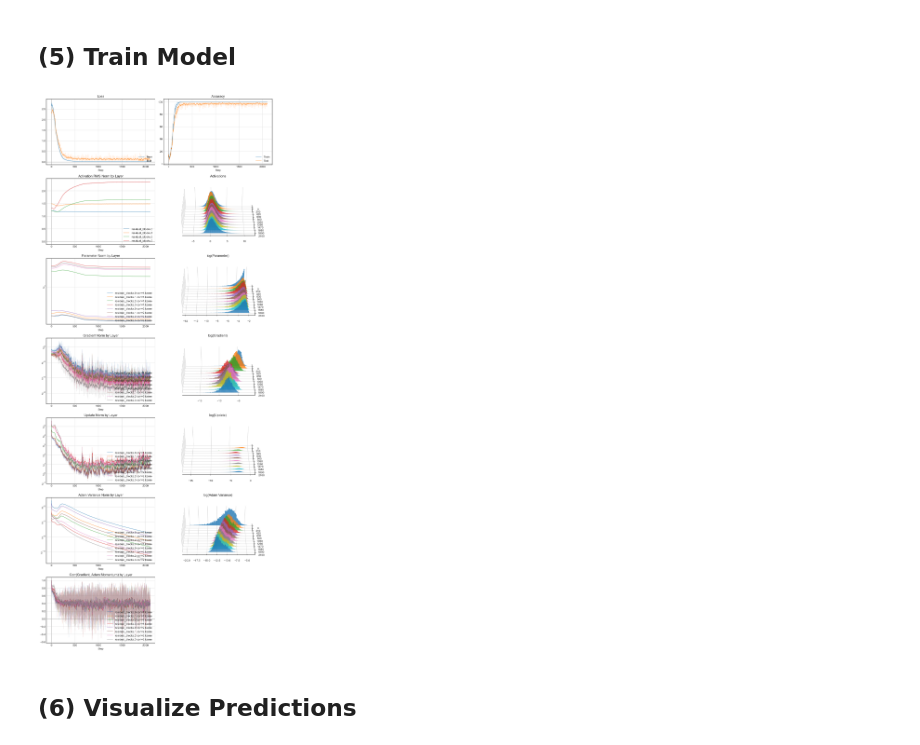
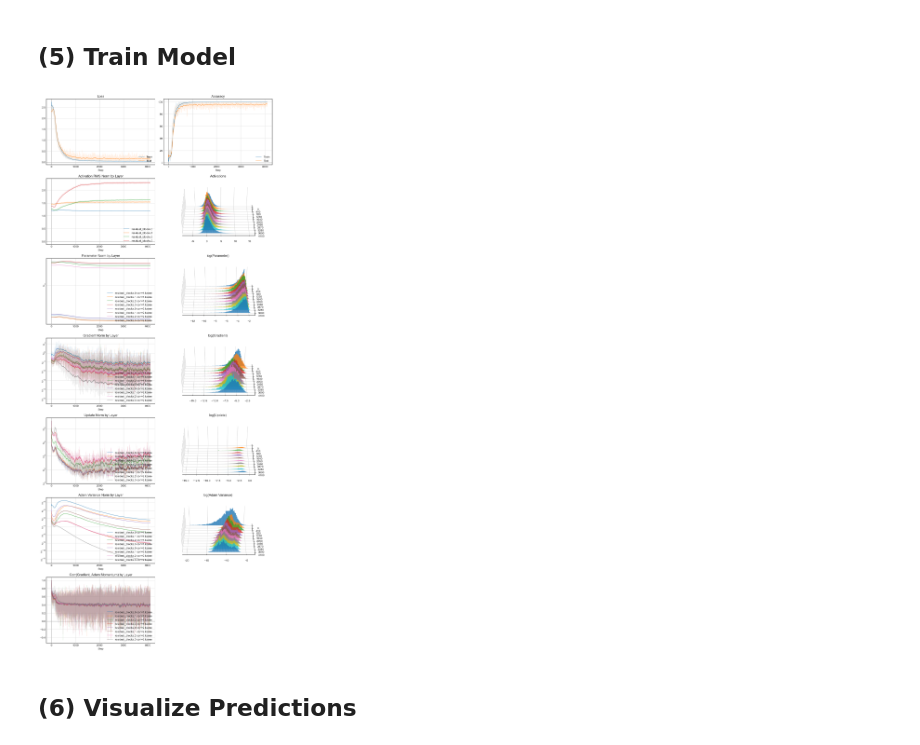
Before and after one commit to johnma2006/candle, a Jupyter notebook: experiments/vision_experiments/2.0 ResNet14 on MNIST.ipynb, the cells around one changed output. Drawn from its saved outputs; the diff is of its cells as text; code cells hidden in the pictures.

```diff
--- a/experiments/vision_experiments/2.0 ResNet14 on MNIST.ipynb
+++ b/experiments/vision_experiments/2.0 ResNet14 on MNIST.ipynb
@@ -46,10 +50,10 @@ X_train.shape, y_train.shape
 # %%
 class Config:
-    # General configs
+    # Optimization configs
 
-    ITERATIONS = 2200
+    ITERATIONS = 4200
     BATCH_SIZE = 64
-    LEARNING_RATE = 1e-3
+    LEARNING_RATE = 3e-4
     WEIGHT_DECAY = 1e-1
 
     EVAL_ITERS = 1
@@ -58,11 +62,11 @@ class Config:
 
     # LR scheduler configs
 
-    STEPLR_STEP_SIZE = 500
+    STEPLR_STEP_SIZE = 1000
     STEPLR_GAMMA = 0.2
     WARMUP_STEPS = 200
 
-    # Model-specific configs
+    # Model architecture configs
 
     RESNET_BLOCKS = [
         # (in_channels, out_channels, stride)
@@ -165,7 +84,7 @@ class ResNetBlock(candle.Module):
 # %%
-model = ResNet(num_classes=num_classes,
-               in_channels=X_train.shape[1],
-               resnet_blocks=config.RESNET_BLOCKS)
+model = candle.models.resnet.ResNet(num_classes=num_classes,
+                                    in_channels=X_train.shape[1],
+                                    resnet_blocks=config.RESNET_BLOCKS)
 
 optimizer = candle.optimizer.AdamW(model.parameters(),
                                    learning_rate=config.LEARNING_RATE,
@@ -176,7 +95,5 @@ scheduler = candle.scheduler.WarmupWrapper(candle.scheduler.StepLR(optimizer,
                                                                    gamma=config.STEPLR_GAMMA),
                                            warmup_steps=config.WARMUP_STEPS)
 
-_ = model(X_train[:1])  # to initialize params that have deferred init
-
 model.summary(input_shape=(64, 1, 8, 8))
 # %% [output]
@@ -263,7 +175,18 @@ data_iterator = iter(data_loader)
+# %%
+# Create data augmentations transforms
+
+train_transforms = candle.vision.Compose([
+    candle.vision.RandomCrop(8, padding=1),
+    candle.vision.Normalize(8, 16)
+])
+test_transforms = candle.vision.Compose([
+    candle.vision.Normalize(8, 16)
+])
+
+data_loader = candle.DataLoader(X_train, y_train, batch_size=config.BATCH_SIZE,
+                                shuffle=True, drop_last=True, transforms=[train_transforms, None])
+data_iterator = iter(data_loader)
 # %%
-data_loader = candle.DataLoader(X_train, y_train, batch_size=config.BATCH_SIZE, shuffle=True, drop_last=True)
-data_iterator = iter(data_loader)
-
 for iteration in range(config.ITERATIONS):
 
     model.train()
@@ -274,6 +197,7 @@ for iteration in range(config.ITERATIONS):
         data_iterator = iter(data_loader)
         (X_batch, y_batch) = next(data_iterator)
 
+    optimizer.zero_grad()
     output = model(X_batch)
     loss = F.cross_entropy_loss(output, y_batch)
     loss.backward()
@@ -281,9 +205,9 @@ for iteration in range(config.ITERATIONS):
     optimizer.step()
     scheduler.step()
 
-    # -----------------
-    # Visualize metrics
-    # -----------------
+    # ----------------
+    # Update dashboard
+    # ----------------
 
     model.eval()
 
@@ -305,34 +229,34 @@ for iteration in range(config.ITERATIONS):
     writer.add_scalars('Accuracy', {'Train': train_acc})
 
     if iteration % config.EVAL_ITERS == 0:
         test_batch = tutils.get_random_batch(X_test, y_test,
                                              batch_size=config.EVAL_BATCH_SIZE,
                                              transforms=[test_transforms, None])
         (test_loss, test_acc) = tutils.get_loss_and_accuracy(model, *test_batch)
         writer.add_scalars('Loss', {'Test': test_loss}, iteration)
         writer.add_scalars('Accuracy', {'Test': test_acc}, iteration)
 
     writer.add_scalars('Activation RMS Norm by Layer', act_rmsnorm_by_layer)
     writer.add_histogram('Activations', activations)
 
     writer.add_scalars('Parameter Norm by Layer', param_norm_by_layer)
     writer.add_histogram('log(Parameter)', np.log(np.abs(parameters) + 1e-10))
 
     writer.add_scalars('Gradient Norm by Layer', grad_norm_by_layer)
     writer.add_histogram('log(Gradient)', np.log(np.abs(gradients) + 1e-10))
 
     writer.add_scalars('Update Norm by Layer', upd_norm_by_layer)
     writer.add_histogram('log(Update)', np.log(np.abs(updates) + 1e-10))
 
     writer.add_scalars('Adam Variance Norm by Layer', adam_var_norm_by_layer)
     writer.add_histogram('log(Adam Variance)', np.log(np.abs(adam_var) + 1e-10))
 
     writer.add_scalars('Corr(Gradient, Adam Momentum) by Layer', corr_grad_mom_by_layer)
 
     if iteration % config.DASHBOARD_REFRESH_ITERS == 0:
         writer.plot(clear_output=True)
 # %% [output]
-[figure, old version]
+[figure, new version]
 # %% [markdown]
 ## (6) Visualize Predictions
 # %%
```
Also changed, not shown: parts of 13 cells of this notebook, 2 other files.
